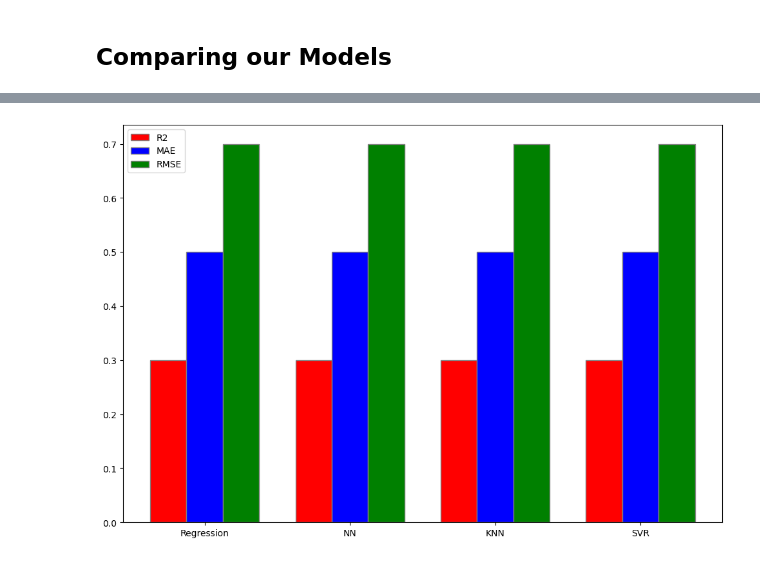
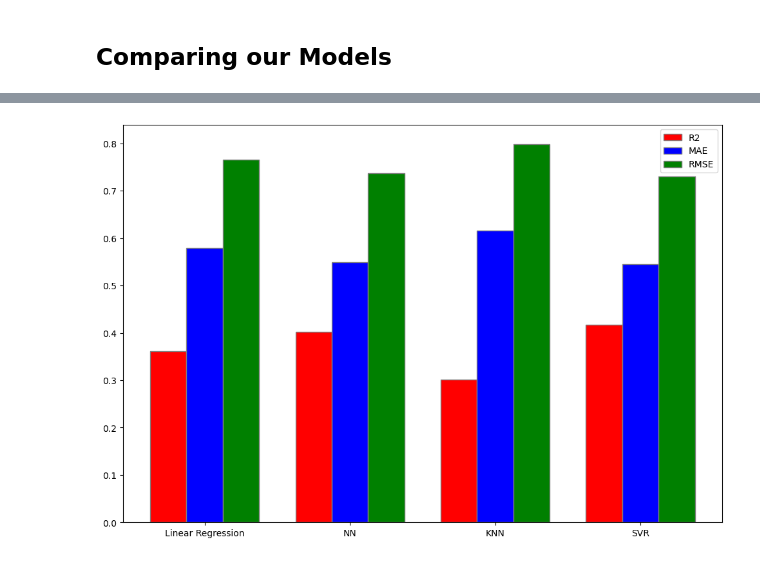
Before and after one commit to ggalicin/cs363m_project, a Jupyter notebook: CS_363M_PROJECT.ipynb, the cells around one changed output, grey strips where cells are left out. Saved outputs shown, nothing was run; the diff lists cells and outputs as text; code cells hidden in the pictures.

```diff
--- a/CS_363M_PROJECT.ipynb
+++ b/CS_363M_PROJECT.ipynb
@@ -389,9 +394,8 @@ clf = DecisionTreeClassifier()
 pipeline = imbpipeline(steps=[('smote', smote),  ('clf', clf)])
 
 params = {"clf__max_depth": [5,10,15,20,25,30],
-          "clf__min_samples_leaf": [20,25,30,35,40,45],
+          "clf__min_samples_leaf": [15,20,25,30,35,40],
           "clf__max_features": [14,20,26]}
-# {'clf__max_depth': 25, 'clf__max_features': 20, 'clf__min_samples_leaf': 20}
 
 grid_search = GridSearchCV(pipeline, params, cv=5, scoring='accuracy')
 grid_search.fit(data_encoded, labels_tree)
@@ -555,8 +559,9 @@ grid_search = GridSearchCV(pipeline, param_grid, cv=5)
 # print(grid_search.best_params_)
 # print(grid_search.best_score_)
 
-scores = cross_validate(grid_search, data_encoded, labels, cv=5, scoring= ["r2", "neg_mean_absolute_error", "neg_root_mean_squared_error"])
-r2_knn = scores["r2"].mean()
+scores = cross_validate(grid_search, data_encoded, labels, cv=5, scoring= ["r2", "neg_mean_absolute_error",
+                                                                           "neg_root_mean_squared_error"])
+r2_knn = scores["test_r2"].mean()
 mae_knn = abs(scores["test_neg_mean_absolute_error"].mean())
 rmse_knn = abs(scores["test_neg_root_mean_squared_error"].mean())
 print("R2:", r2_knn)
@@ -574,14 +578,16 @@ Lastly, we will use SVR, which is similar to SVM but works with continous values
 # %%
 from sklearn.svm import SVR
+
+with warnings.catch_warnings():
+    warnings.filterwarnings("ignore", category=ConvergenceWarning)
 
 svr = SVR()
 pipeline = Pipeline(steps=[('scaler', scaler), ('pca', pca), ('svr', svr)])
 
 param_grid = {
     'pca__n_components': list(range(5, 26)),
-    'svr__kernel': ['linear', 'rbf', 'poly','sigmoid', 'precomputed']
-    #'svr__epsilon': [0.1, 0.15, 0.2, 0.25],
-    #'svr__C': [1.0, 1.5]
+    'svr__kernel': ['linear', 'rbf', 'poly'],
+    'svr__epsilon': [0.1, 0.25, 0.5, 0.75], # note: we start at the default tube width of 0.1
 }
 
 grid_search = GridSearchCV(pipeline, param_grid, cv=5)
@@ -592,7 +598,7 @@ grid_search = GridSearchCV(pipeline, param_grid, cv=5)
 # print(grid_search.best_score_)
 
 scores = cross_validate(grid_search, data_encoded, labels, cv=5, scoring= ["r2", "neg_mean_absolute_error", "neg_root_mean_squared_error"])
-r2_svr = scores["r2"].mean()
+r2_svr = scores["test_r2"].mean()
 mae_svr = abs(scores["test_neg_mean_absolute_error"].mean())
 rmse_svr = abs(scores["test_neg_root_mean_squared_error"].mean())
 print("R2:", r2_svr)
@@ -663,49 +660,32 @@ Note: Results vary slightly on each run.
 # %%
 # set width of bar
 barWidth = 0.25
 fig = plt.subplots(figsize =(12, 8))
 
-# delete later
-r2_reg= 0.3
-r2_nn= 0.3
-r2_knn= 0.3
-r2_svr = 0.3
-mae_reg = 0.5
-mae_nn = 0.5
-mae_knn = 0.5
-mae_svr = 0.5
-rmse_reg = 0.7
-rmse_nn = 0.7
-rmse_knn = 0.7
-rmse_svr = 0.7
-
 # set height of bar
 R2 = [r2_reg, r2_nn, r2_knn, r2_svr]
-# AdjR2 = [12, 30, 1, 8, 22]
 MAE = [mae_reg, mae_nn, mae_knn, mae_svr]
 RMSE = [rmse_reg, rmse_nn, rmse_knn, rmse_svr]
 
 # Set position of bar on X axis
 br1 = np.arange(len(R2))
 br2 = [x + barWidth for x in br1]
 br3 = [x + barWidth for x in br2]
 
 # Make the plot
 plt.bar(br1, R2, color ='r', width = barWidth,
         edgecolor ='grey', label ='R2')
-# plt.bar(br2, AdjR2, color ='g', width = barWidth,
-#         edgecolor ='grey', label ='AdjR2')
 plt.bar(br2, MAE, color ='b', width = barWidth,
         edgecolor ='grey', label ='MAE')
 plt.bar(br3, RMSE, color ='g', width = barWidth,
         edgecolor ='grey', label ='RMSE')
 
 
 # Adding Xticks
 plt.xticks([r + barWidth for r in range(len(R2))],
-        ['Regression', 'NN', 'KNN', 'SVR'])
+        ['Linear Regression', 'NN', 'KNN', 'SVR'])
 
 plt.legend()
 plt.show()
 # %% [output]
-[figure, old version]
+[figure, new version]
```
Also changed, not shown: parts of 41 cells of this notebook.
